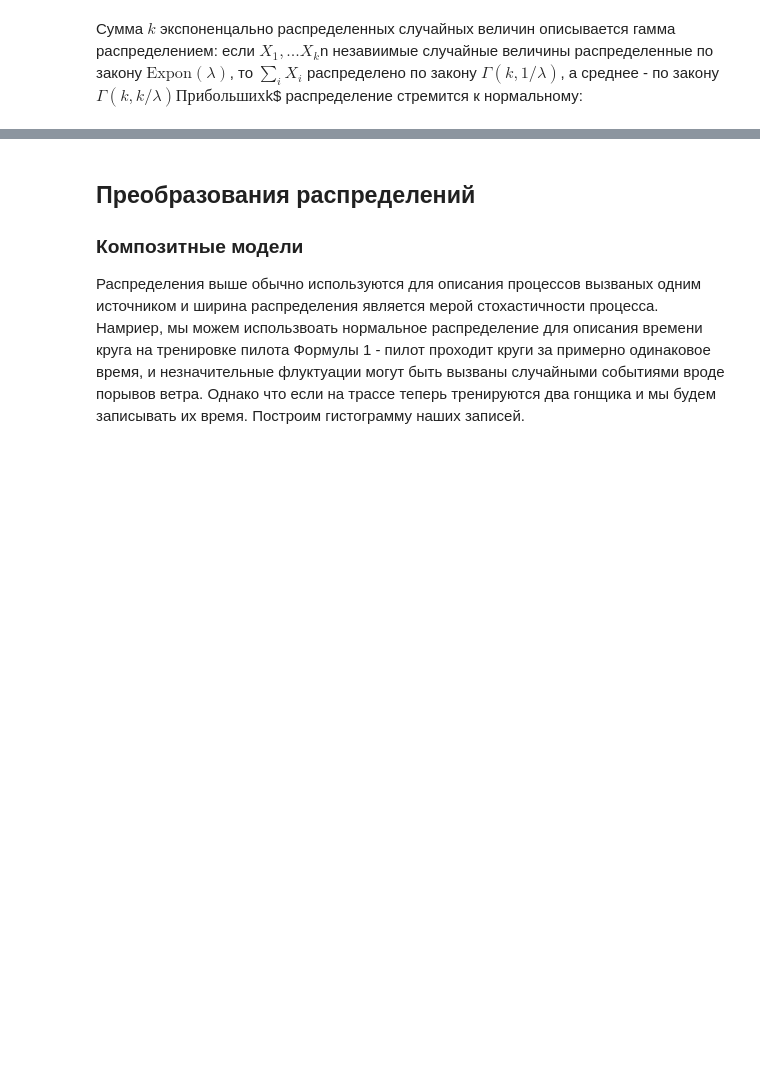
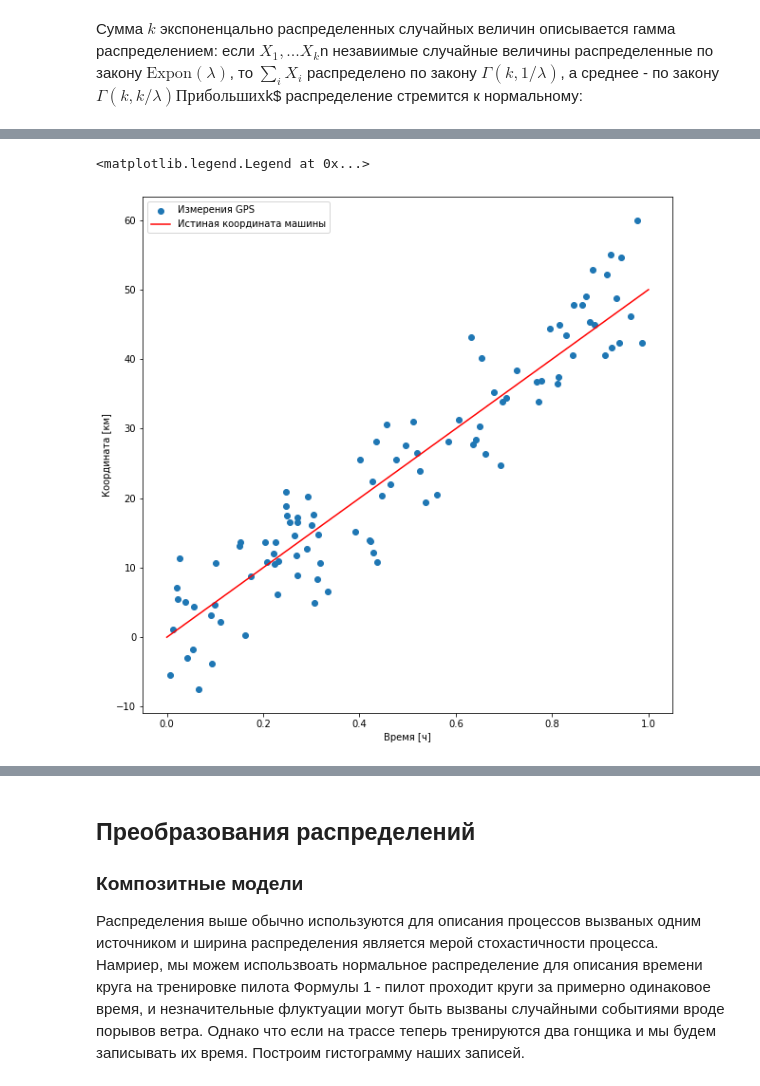
Before and after one commit to mozgit/From-Stats-to-ML, a Jupyter notebook: Лекция_3_Распределения.ipynb, the cells around one changed output, grey strips where cells are left out. Cells and saved outputs as stored; diff of their text form; code cells hidden in the pictures; blank space fills up the shorter version.

```diff
--- a/Лекция_3_Распределения.ipynb
+++ b/Лекция_3_Распределения.ipynb
@@ -690,0 +695,19 @@ ax[2].grid(True)
+# %%
+import matplotlib.pyplot as plt
+from scipy.stats import norm
+import numpy as np
+
+timestamps = np.random.rand(100)# 100 случайных измерений в час
+speed = 50 # 50 км/ч
+x = timestamps*speed
+err = norm.rvs(size = 100, scale = 5)
+
+f = plt.figure(figsize = (10, 10))
+plt.scatter(timestamps, (x+err), label = "Измерения GPS")
+plt.plot([0,1],[0, 50], color = "red", label = "Истиная координата машины")
+plt.xlabel("Время [ч]")
+plt.ylabel("Координата [км]")
+plt.legend()
+# %% [output]
+<matplotlib.legend.Legend at 0x...>
+[figure, added]
```
Also changed, not shown: parts of 26 cells of this notebook, 1 other file.
